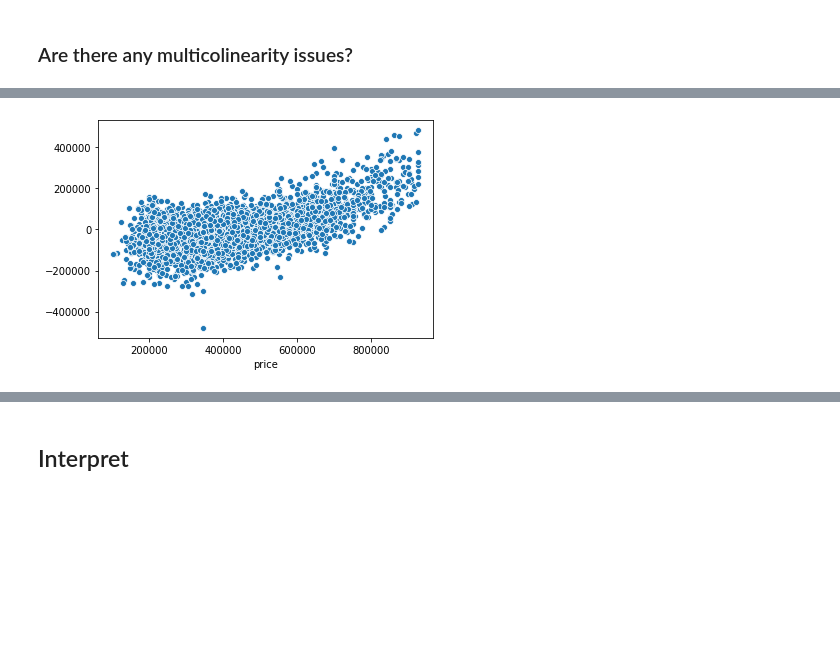
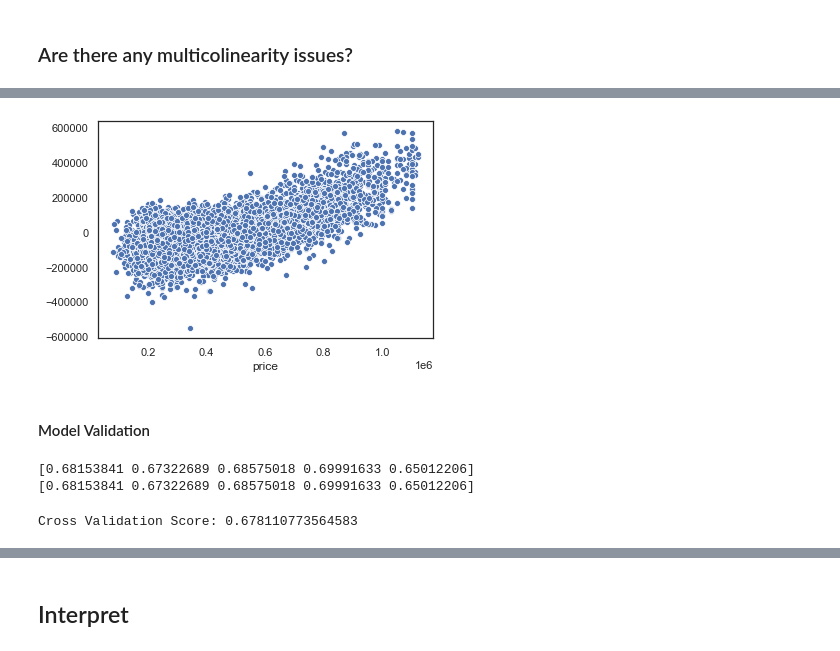
Before and after one commit to spags093/dsc-mod-2-project-v2-1-onl01-dtsc-ft-070620, a Jupyter notebook: student.ipynb, the cells around one changed output, grey strips where cells are left out. Cells and saved outputs as stored; diff of their text form; code cells hidden in the pictures; blank space fills up the shorter version.

```diff
--- a/student.ipynb
+++ b/student.ipynb
@@ -925,6 +943,6 @@ bad_vif
 # %%
 # Best practice is to keep the zipcode columns intact for now so let's remove the others
 
-df_dummies.drop(['sqft_living', 'sqft_above', 'sqft_basement', 'lat', 'long' ], axis = 1, inplace = True)
+df_dummies.drop(['sqft_living', 'sqft_above', 'lat', 'long'], axis = 1, inplace = True)
 df_dummies
 # %% [output]
@@ -1040,0 +1075,3 @@ strong multicollinearity or other numerical problems.
+# %%
+df_dummies.drop(['sales_day', 'zipcode_98034', 'zipcode_98074', 'zipcode_98144', 'zipcode_98177'],
+                axis = 1, inplace = True)
@@ -1076,2 +1141,0 @@ Coefficients with p-value's higher than 0.05 are sales_day, zipcode_98125, zipco
-# %%
-df_dummies.drop(['sales_day', 'zipcode_98125', 'zipcode_98177'], axis = 1, inplace = True)
@@ -1090,6 +1253,7 @@ df_dummies.head()
 # Separate into train and test sets
 
 X_train, X_test, y_train, y_test = train_test_split(df_dummies, df_dummies['price'],
-                                                    test_size = 0.25, random_state = 30)
-X_train.shape, X_test.shape
+                                                    test_size = 0.3, random_state = 30)
+
+print(len(X_train), len(X_test), len(y_train), len(y_test))
 # %% [output]
@@ -1215,6 +1371,8 @@ fig = sm.graphics.qqplot(model.resid,fit=True, line='45');
 # %%
 # Scatter plot for homoescedasticity
 
-sns.scatterplot(X_test['price'], model.resid);
+sns.scatterplot(X_train['price'], model.resid);
 # %% [output]
-[figure, old version]
+[figure, new version]
+# %% [markdown]
+#### Model Validation
@@ -1220,0 +1399,12 @@ sns.scatterplot(X_test['price'], model.resid);
+# %%
+print(cross_val_score(SMWrapper(sm.OLS), X, y, scoring='r2'))
+print(cross_val_score(LinearRegression(),X, y, scoring='r2'))
+# %% [output]
+[0.68153841 0.67322689 0.68575018 0.69991633 0.65012206]
+[0.68153841 0.67322689 0.68575018 0.69991633 0.65012206]
+# %%
+cv_ols = cross_val_score(SMWrapper(sm.OLS), X, y, scoring='r2')
+
+print('Cross Validation Score: {}'.format(cv_ols.mean()))
+# %% [output]
+Cross Validation Score: 0.678110773564583
```
Also changed, not shown: parts of 116 cells of this notebook.
